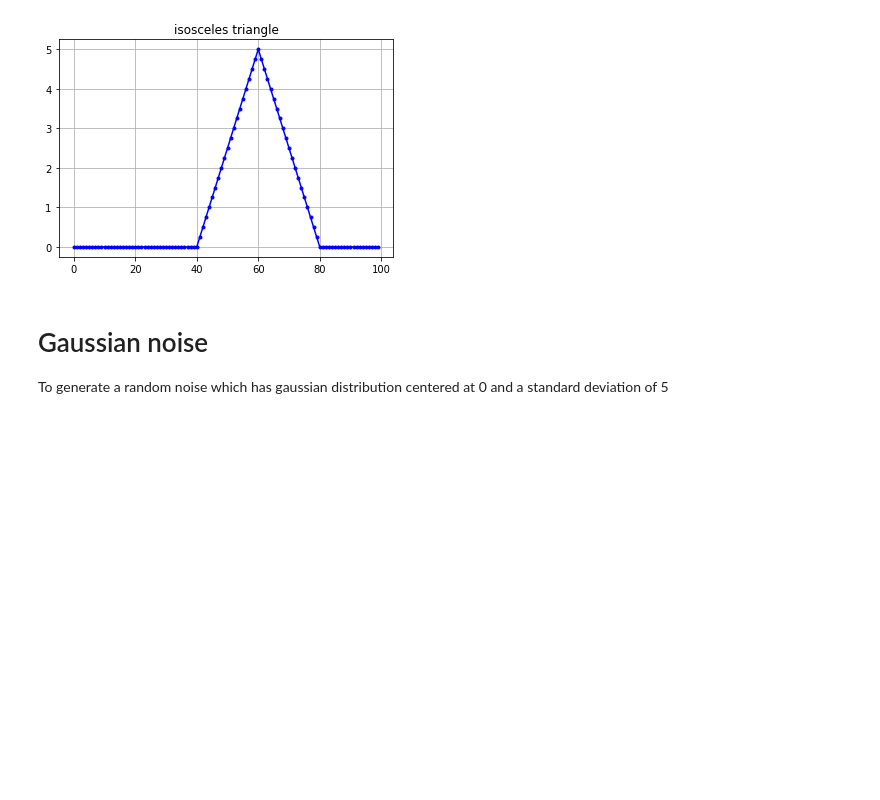
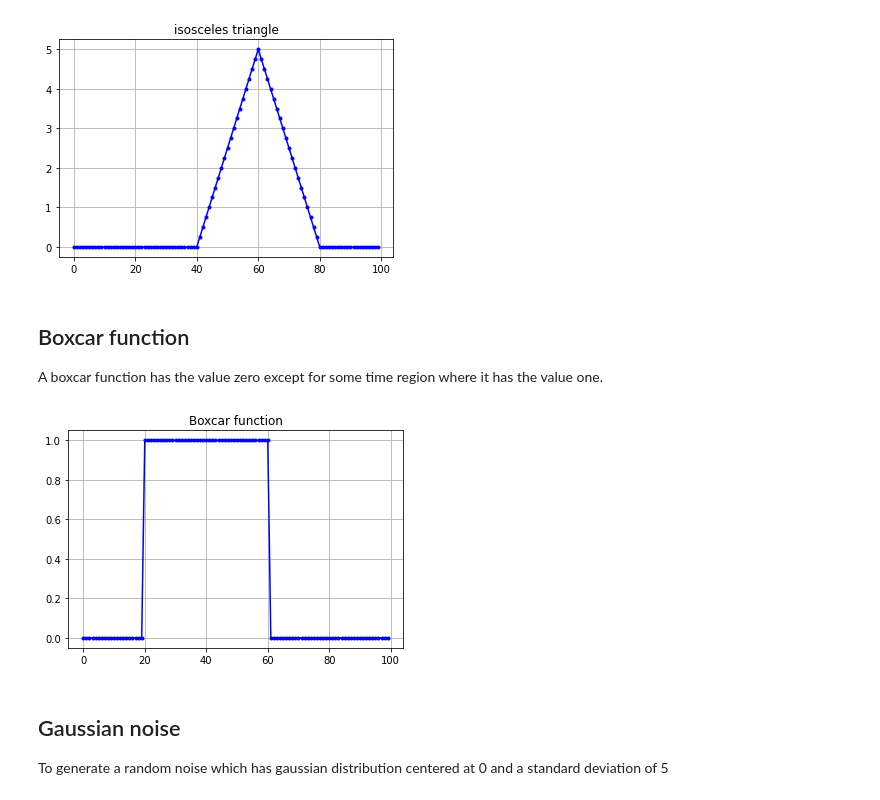
Before and after one commit to sequgen/notebooks, a Jupyter notebook: gallery.ipynb, the cells around one changed output. Saved outputs shown, nothing was run; the diff lists cells and outputs as text; code cells hidden in the pictures; blank space fills up the shorter version.

```diff
--- a/gallery.ipynb
+++ b/gallery.ipynb
@@ -67,2 +69,6 @@ plot('isosceles triangle',
 # %% [output]
 [figure]
+# %% [markdown]
+## Boxcar function
+
+A boxcar function has the value zero except for some time region where it has the value one.
@@ -69,5 +77,10 @@ plot('isosceles triangle',
+# %%
+plot('Boxcar function',
+    boxcar(t_predict, location=20, width=40))
+# %% [output]
+[figure, added]
 # %% [markdown]
-# Gaussian noise
+## Gaussian noise
 
 To generate a random noise which has gaussian distribution centered at 0 and a standard deviation of 5
 # %%
```
Also changed, not shown: parts of 9 cells of this notebook, 3 other files.
